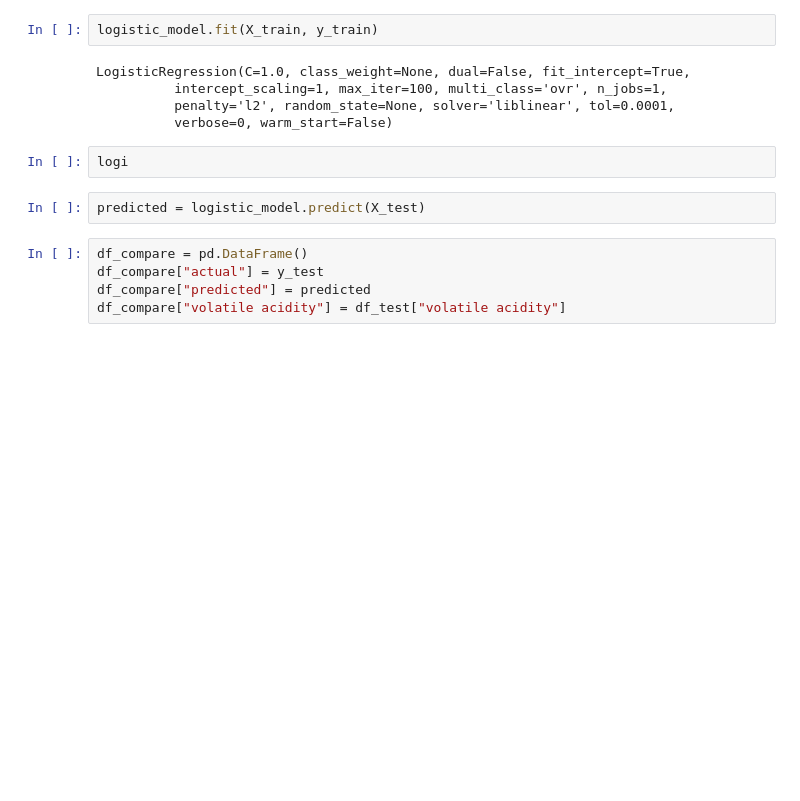
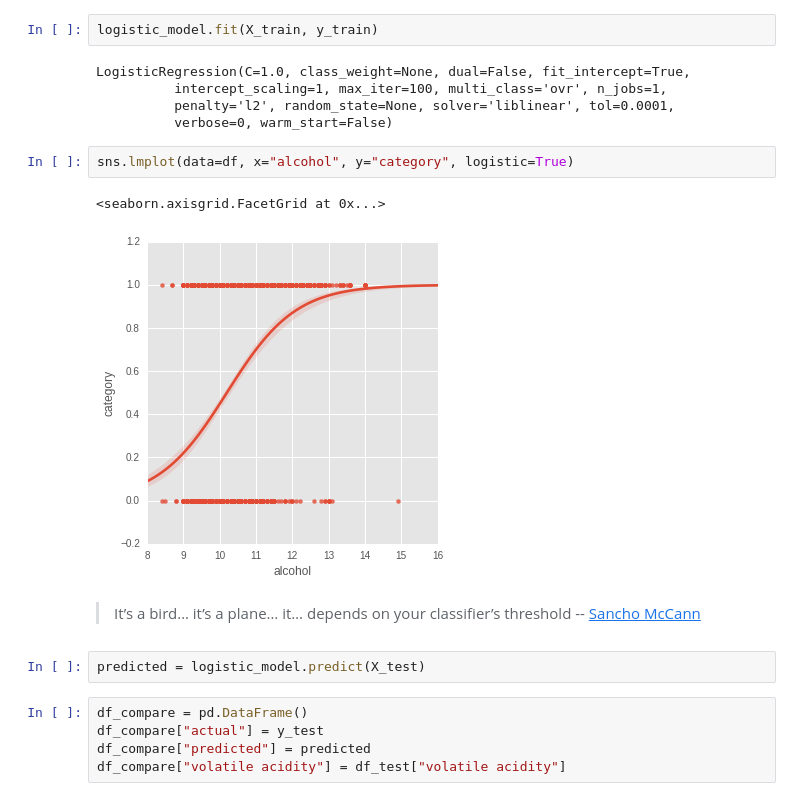
Before and after one commit to ababook/intro-python-data-science, a Jupyter notebook: wine/wine-selection.ipynb, the cells around one changed output. Drawn from its saved outputs; the diff is of its cells as text; blank space fills up the shorter version.

```diff
--- a/wine/wine-selection.ipynb
+++ b/wine/wine-selection.ipynb
@@ -188,8 +158,14 @@ LogisticRegression(C=1.0, class_weight=None, dual=False, fit_intercept=True,
           intercept_scaling=1, max_iter=100, multi_class='ovr', n_jobs=1,
           penalty='l2', random_state=None, solver='liblinear', tol=0.0001,
           verbose=0, warm_start=False)
-# %%
-logi
+# %%
+sns.lmplot(data=df, x="alcohol", y="category", logistic=True)
+# %% [output]
+<seaborn.axisgrid.FacetGrid at 0x...>
+[figure, added]
+# %% [markdown]
+> It’s a bird… it’s a plane… it… depends on your classifier’s threshold
+-- [Sancho McCann](https://sanchom.wordpress.com/2011/09/01/precision-recall/)
 # %%
 predicted = logistic_model.predict(X_test)
 # %%
```
Also changed, not shown: parts of 37 cells of this notebook.
